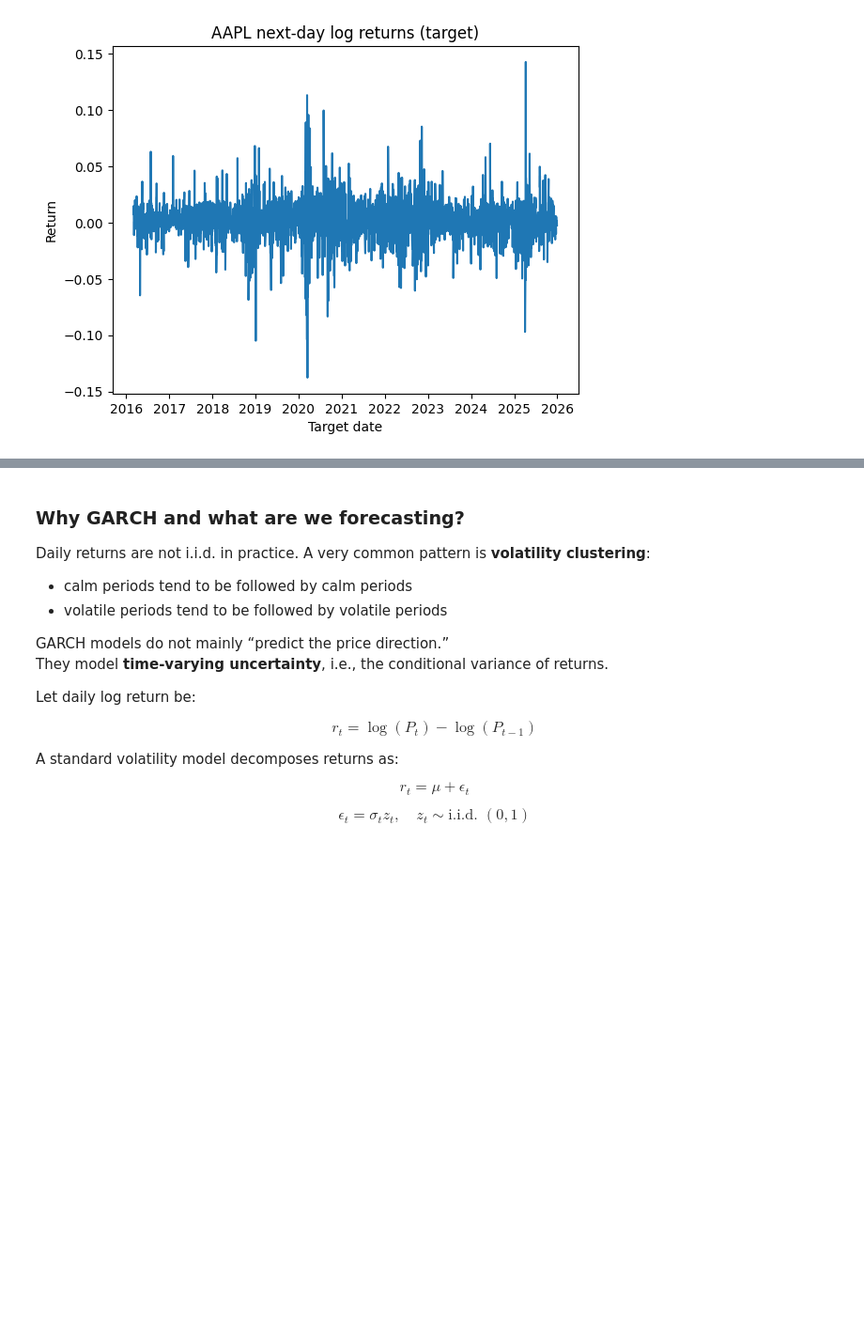
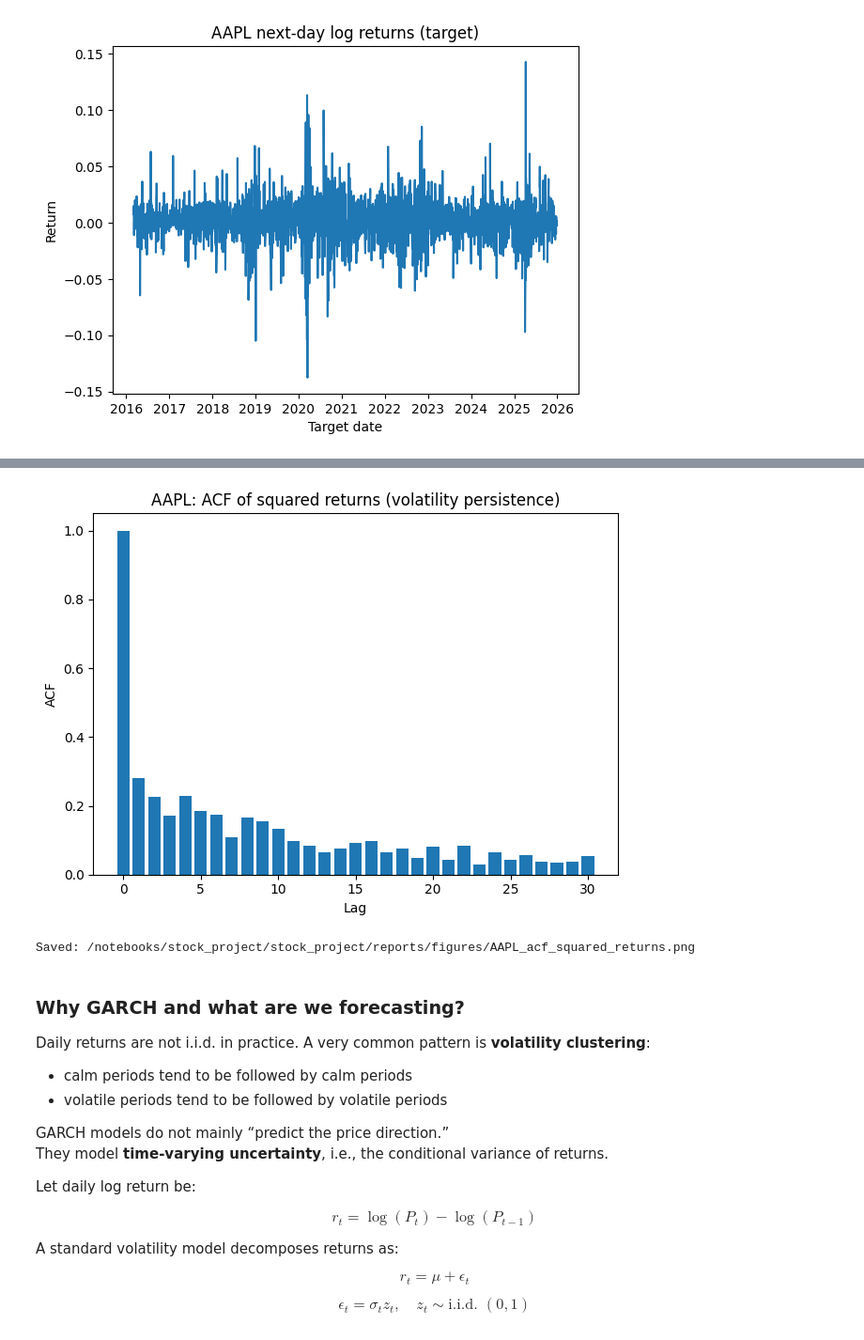
Before and after one commit to RichelCode/Final_Stock_Analysis, a Jupyter notebook: stock_market_final.ipynb, the cells around one changed output, grey strips where cells are left out. Shown at 94% size. Drawn from its saved outputs; the diff is of its cells as text; code cells hidden in the pictures; blank space fills up the shorter version.

```diff
--- a/stock_market_final.ipynb
+++ b/stock_market_final.ipynb
@@ -492,3 +791,34 @@ Rows where target_date <= Date (should be 0): 0
+# %%
+import numpy as np
+import matplotlib.pyplot as plt
+
+def simple_acf(x, nlags=30):
+    x = np.asarray(x)
+    x = x - x.mean()
+    denom = np.dot(x, x)
+    acf_vals = [1.0]
+    for lag in range(1, nlags + 1):
+        acf_vals.append(np.dot(x[lag:], x[:-lag]) / denom)
+    return np.array(acf_vals)
+
+ticker = "AAPL"
+x = panel.loc[panel["Ticker"] == ticker, "target_ret"].dropna().to_numpy()
+acf_sq = simple_acf(x**2, nlags=30)
+
+plt.figure()
+plt.bar(np.arange(len(acf_sq)), acf_sq)
+plt.title(f"{ticker}: ACF of squared returns (volatility persistence)")
+plt.xlabel("Lag")
+plt.ylabel("ACF")
+plt.tight_layout()
+
+out = fig_path / f"{ticker}_acf_squared_returns.png"
+plt.savefig(out, dpi=200)
+plt.show()
+print("Saved:", out.resolve())
+# %% [output]
+[figure, added]
+Saved: /notebooks/stock_project/stock_project/reports/figures/AAPL_acf_squared_returns.png
 # %% [markdown]
 ### Why GARCH and what are we forecasting?
 
```
Also changed, not shown: parts of 8 cells of this notebook, 13 other files.
